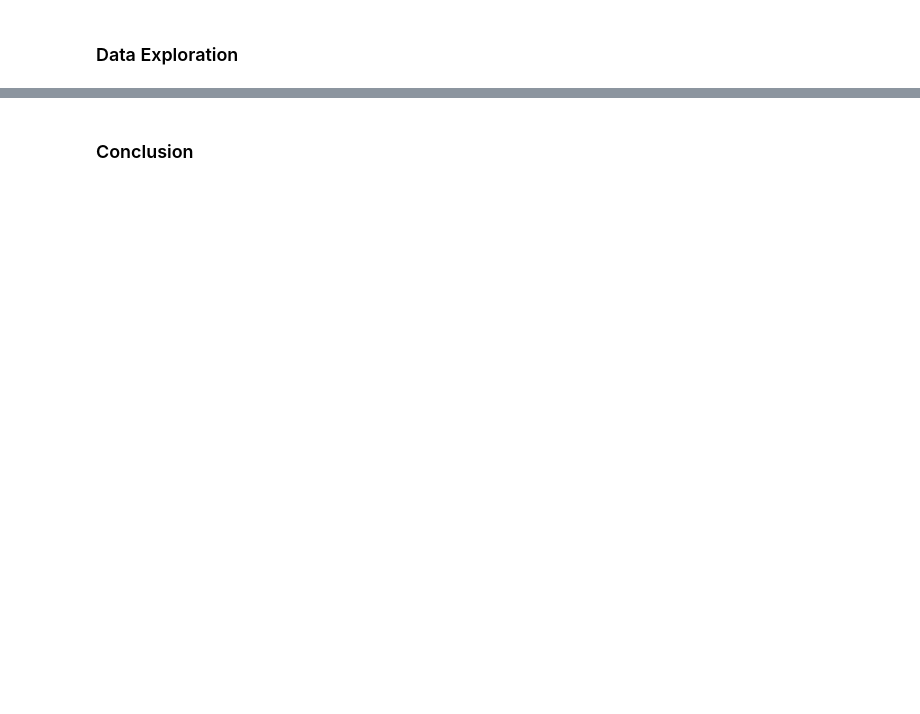
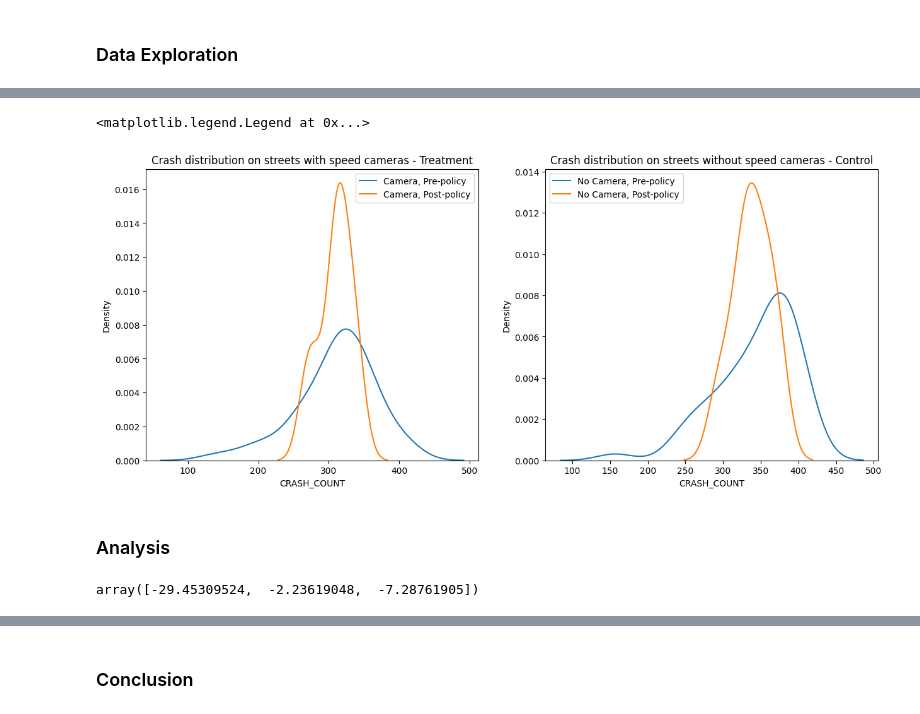
Before and after one commit to rroong/Speed_Camera, a Jupyter notebook: Speed_Camera.ipynb, the cells around one changed output, grey strips where cells are left out. Cells and saved outputs as stored; diff of their text form; code cells hidden in the pictures; blank space fills up the shorter version.

```diff
--- a/Speed_Camera.ipynb
+++ b/Speed_Camera.ipynb
@@ -70,6 +142,7 @@ no_camera_crash = crash[~crash['FULL_ADDR'].isin(camera_area)]
 # %%
 #Group by month truncated date and sum number of occurences
-crash_group = crash[['CRASH_DATE_TRUNC','CRASH_RECORD_ID']].groupby(by='CRASH_DATE_TRUNC').count()
+crash_group = crash[['CRASH_DATE_MONTH','CRASH_RECORD_ID']].groupby(by='CRASH_DATE_MONTH').count()
 violation_group = violations[['VIOLATION DATE TRUNC','VIOLATIONS']].groupby(by='VIOLATION DATE TRUNC').sum()
-camera_crash_group = camera_crash[['CRASH_DATE_TRUNC','CRASH_RECORD_ID']].groupby(by='CRASH_DATE_TRUNC').count()
-no_camera_crash_group = no_camera_crash[['CRASH_DATE_TRUNC','CRASH_RECORD_ID']].groupby(by='CRASH_DATE_TRUNC').count()
+camera_crash_group = camera_crash[['CRASH_DATE_MONTH','CRASH_RECORD_ID']].groupby(by='CRASH_DATE_MONTH').count()
+no_camera_crash_group = pd.DataFrame({"CRASH_DATE_MONTH":date_list,"CRASH_COUNT":no_camera_set.iloc[:,1:].mean(axis=1)})
+no_camera_crash_group.set_index('CRASH_DATE_MONTH', inplace=True)
@@ -106,2 +149,7 @@ Name: FULL_ADDR, dtype: object
+# %%
+#rename column to reflect number of serious crashes in a month
+crash_group.rename(columns={"CRASH_RECORD_ID":"CRASH_COUNT"},inplace=True)
+camera_crash_group.rename(columns={"CRASH_RECORD_ID":"CRASH_COUNT"},inplace=True)
+no_camera_crash_group.rename(columns={"CRASH_RECORD_ID":"CRASH_COUNT"},inplace=True)
 # %% [markdown]
 ### Data Exploration
@@ -141,0 +185,18 @@ plt.axvline(datetime.datetime(2021, 3, 1), color='r')
+# %%
+fig, axes = plt.subplots(1, 2, figsize = (15, 6))
+sns.kdeplot(ax = axes[0], data = camera_crash_group[camera_crash_group.index<datetime(2022,3,1).date()]['CRASH_COUNT'], label='Camera, Pre-policy')
+sns.kdeplot(ax = axes[0], data= camera_crash_group[camera_crash_group.index>=datetime(2022,3,1).date()]['CRASH_COUNT'], label='Camera, Post-policy')
+
+axes[0].set_title('Crash distribution on streets with speed cameras - Treatment')
+axes[0].legend()
+
+sns.kdeplot(ax = axes[1], data = no_camera_crash_group[no_camera_crash_group.index<datetime(2022,3,1).date()]['CRASH_COUNT'], label='No Camera, Pre-policy')
+sns.kdeplot(ax = axes[1], data= no_camera_crash_group[no_camera_crash_group.index>=datetime(2022,3,1).date()]['CRASH_COUNT'], label='No Camera, Post-policy')
+
+axes[1].set_title('Crash distribution on streets without speed cameras - Control')
+axes[1].legend()
+# %% [output]
+<matplotlib.legend.Legend at 0x...>
+[figure, added]
+# %% [markdown]
+### Analysis
@@ -141,0 +221,11 @@ plt.axvline(datetime.datetime(2021, 3, 1), color='r')
+# %%
+# regression via sklearn
+lr = LinearRegression()
+
+X = total_crash[['g', 't', 'gt']]
+y = total_crash.CRASH_COUNT
+
+lr.fit(X, y)
+lr.coef_  # the coefficient for gt is the DID, which is -255
+# %% [output]
+array([-29.45309524,  -2.23619048,  -7.28761905])
```
Also changed, not shown: parts of 38 cells of this notebook, 1 other file.
